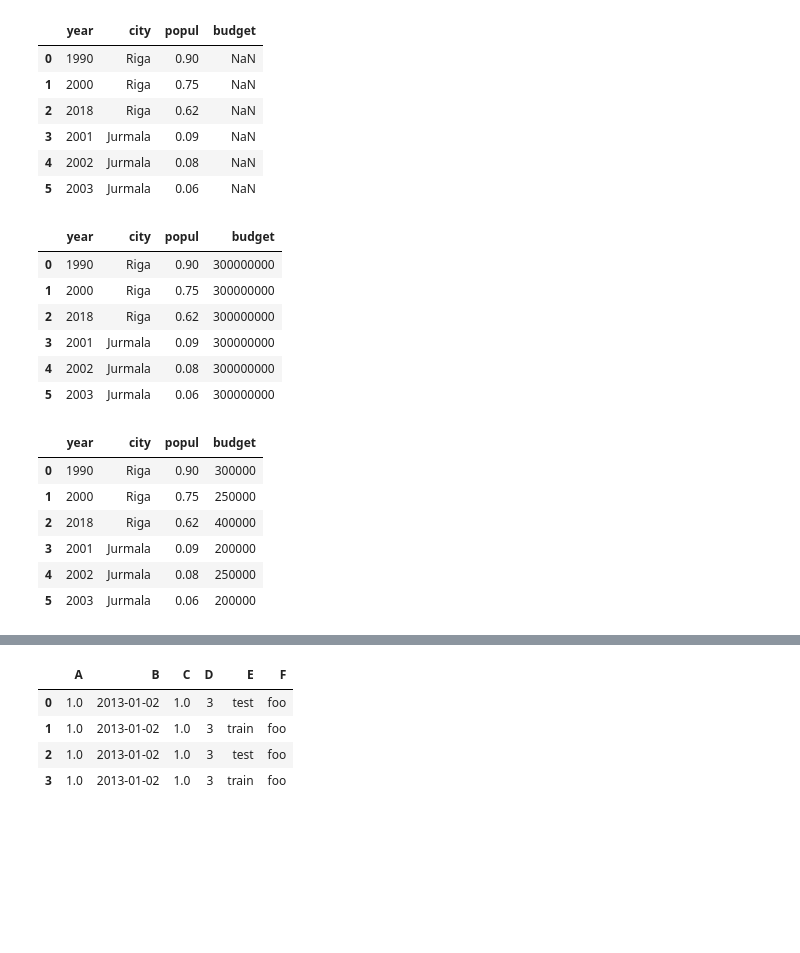
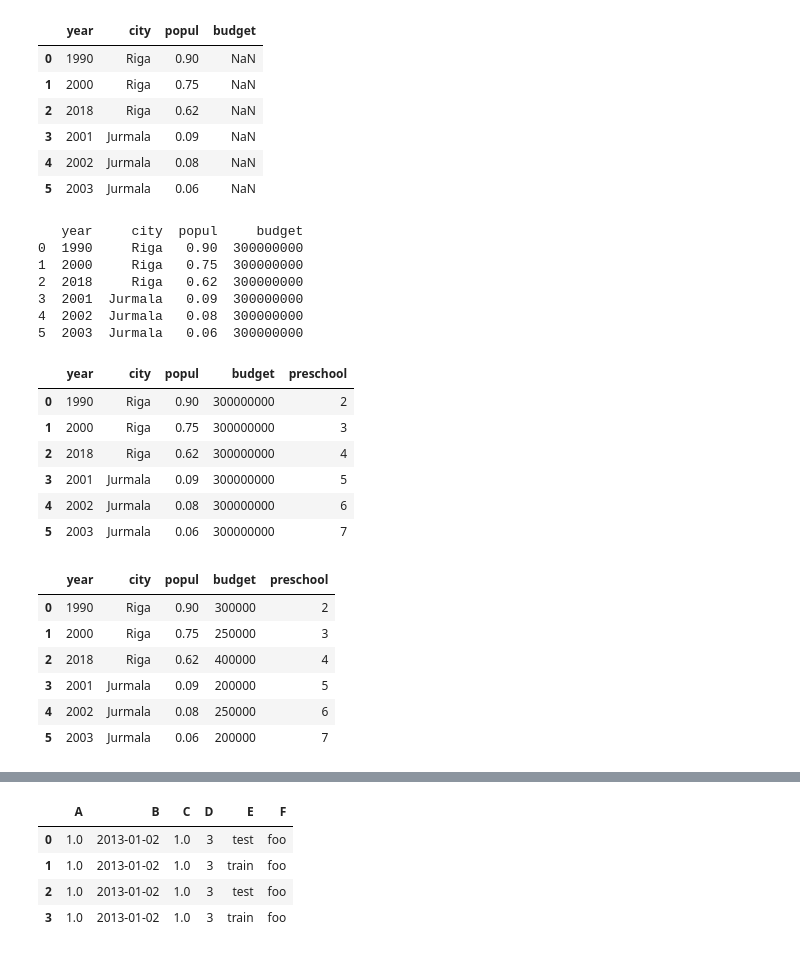
Before and after one commit to VertexyLV/RCS_Data_Analysis_Python, a Jupyter notebook: Pandas/Python Pandas Tutorial.ipynb, the cells around one changed output, grey strips where cells are left out. Saved outputs shown, nothing was run; the diff lists cells and outputs as text; code cells hidden in the pictures; blank space fills up the shorter version.

```diff
--- a/Pandas/Python Pandas Tutorial.ipynb
+++ b/Pandas/Python Pandas Tutorial.ipynb
@@ -354,23 +475,32 @@ df2
 # missing column simply given Nans
 # %%
 df2['budget']=300000000
+print(df2)
+df2['preschool']=list(range(2,8))
 df2
 # %% [output]
+   year     city  popul     budget
+0  1990     Riga   0.90  300000000
+1  2000     Riga   0.75  300000000
+2  2018     Riga   0.62  300000000
+3  2001  Jurmala   0.09  300000000
+4  2002  Jurmala   0.08  300000000
+5  2003  Jurmala   0.06  300000000
-|  | year | city | popul | budget |
-| 0 | 1990 | Riga | 0.90 | 300000000 |
-| 1 | 2000 | Riga | 0.75 | 300000000 |
-| 2 | 2018 | Riga | 0.62 | 300000000 |
-| 3 | 2001 | Jurmala | 0.09 | 300000000 |
-| 4 | 2002 | Jurmala | 0.08 | 300000000 |
-| 5 | 2003 | Jurmala | 0.06 | 300000000 |
+|  | year | city | popul | budget | preschool |
+| 0 | 1990 | Riga | 0.90 | 300000000 | 2 |
+| 1 | 2000 | Riga | 0.75 | 300000000 | 3 |
+| 2 | 2018 | Riga | 0.62 | 300000000 | 4 |
+| 3 | 2001 | Jurmala | 0.09 | 300000000 | 5 |
+| 4 | 2002 | Jurmala | 0.08 | 300000000 | 6 |
+| 5 | 2003 | Jurmala | 0.06 | 300000000 | 7 |
 # %%
 df2['budget']=[300000, 250000, 400000, 200000, 250000, 200000] # need to pass all values
 df2
 # %% [output]
-|  | year | city | popul | budget |
-| 0 | 1990 | Riga | 0.90 | 300000 |
-| 1 | 2000 | Riga | 0.75 | 250000 |
-| 2 | 2018 | Riga | 0.62 | 400000 |
-| 3 | 2001 | Jurmala | 0.09 | 200000 |
-| 4 | 2002 | Jurmala | 0.08 | 250000 |
-| 5 | 2003 | Jurmala | 0.06 | 200000 |
+|  | year | city | popul | budget | preschool |
+| 0 | 1990 | Riga | 0.90 | 300000 | 2 |
+| 1 | 2000 | Riga | 0.75 | 250000 | 3 |
+| 2 | 2018 | Riga | 0.62 | 400000 | 4 |
+| 3 | 2001 | Jurmala | 0.09 | 200000 | 5 |
+| 4 | 2002 | Jurmala | 0.08 | 250000 | 6 |
+| 5 | 2003 | Jurmala | 0.06 | 200000 | 7 |
```
Also changed, not shown: parts of 61 cells of this notebook, 36 other files.
